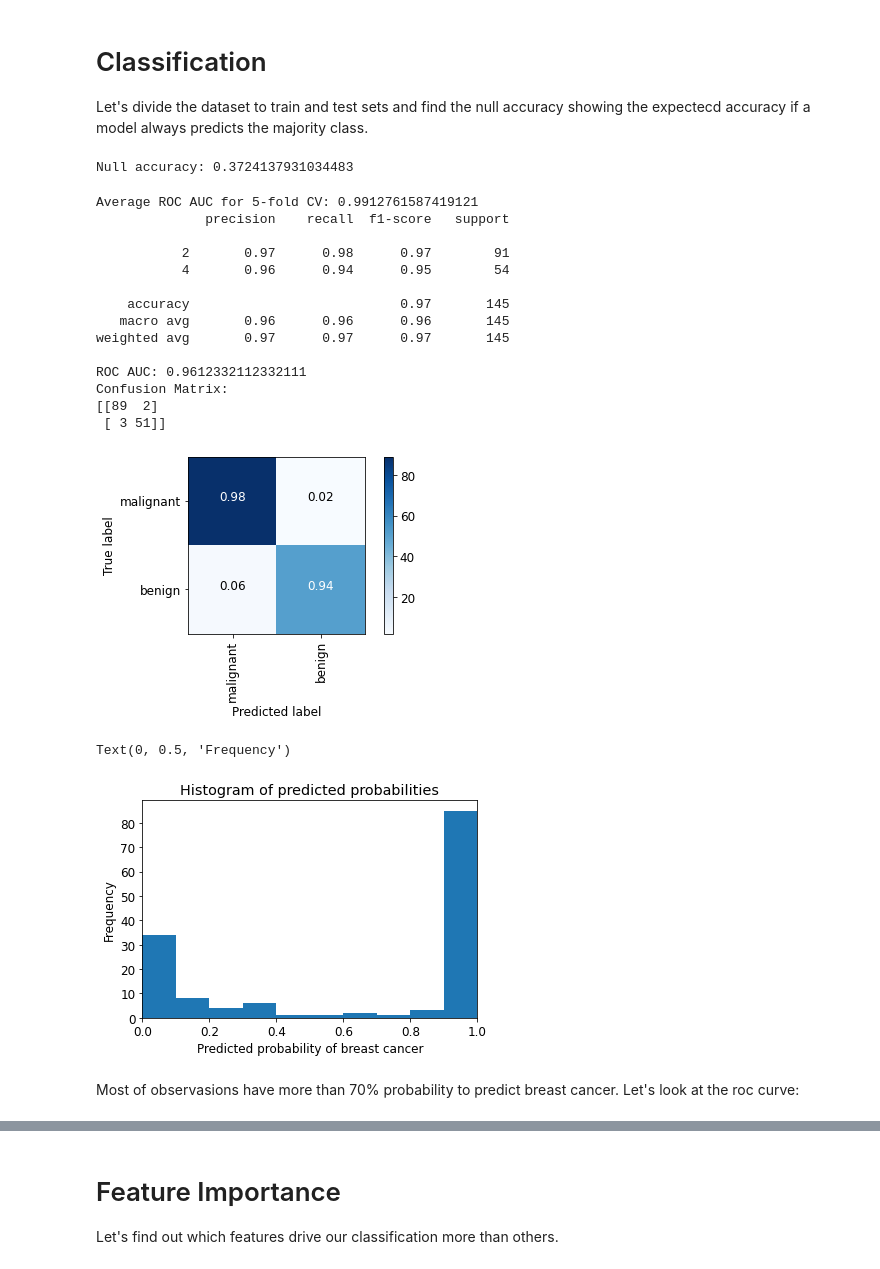
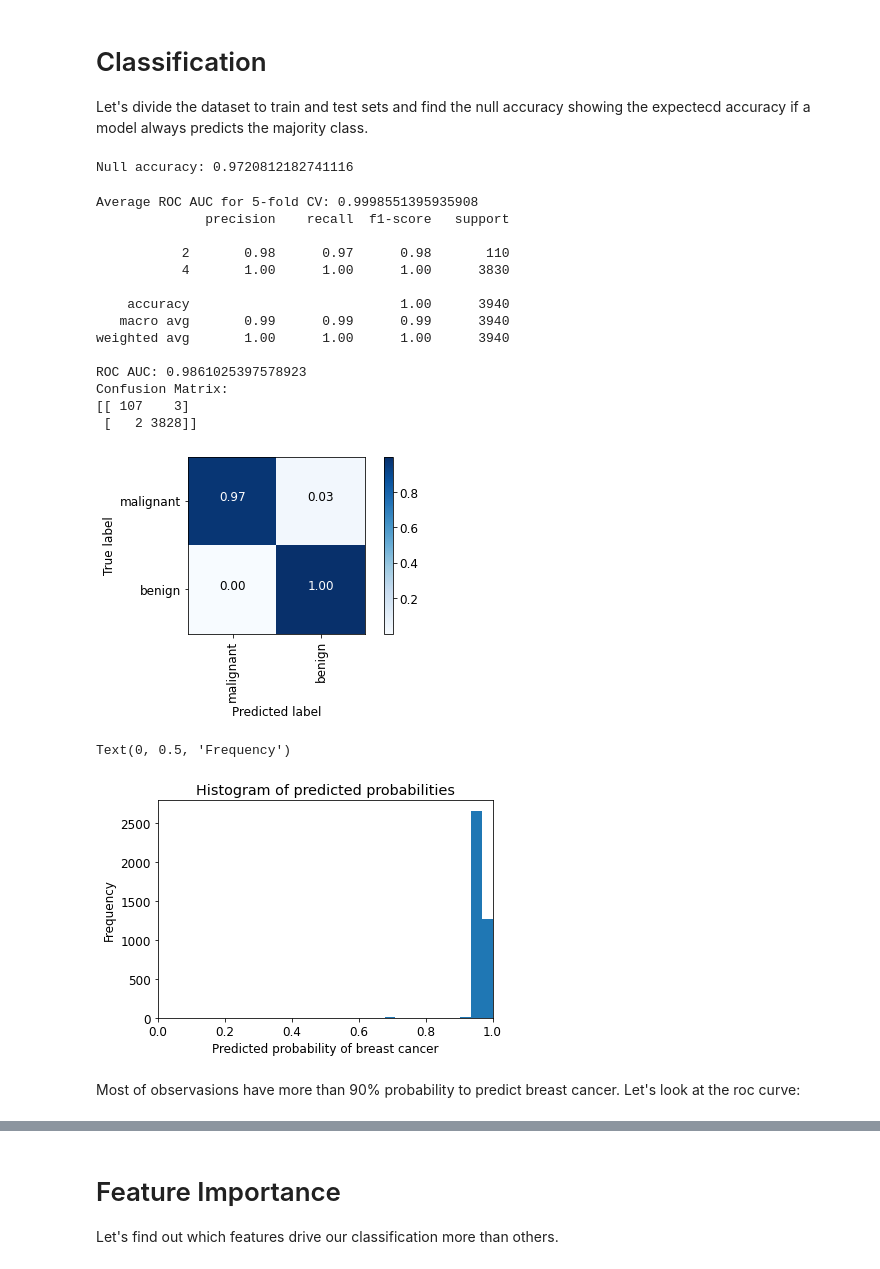
Before and after one commit to sina5/Breast-Cancer-Detection, a Jupyter notebook: bc.ipynb, the cells around one changed output, grey strips where cells are left out. Saved outputs shown, nothing was run; the diff lists cells and outputs as text; code cells hidden in the pictures.

```diff
--- a/bc.ipynb
+++ b/bc.ipynb
@@ -157,9 +157,9 @@ df = df.replace(70, 7)
 df = df.replace(80, 8)
 df = df.replace(90, 9)
 df = df.replace(100, 10)
-df.drop_duplicates(subset ="ID",
-                     keep = False,
-                     inplace = True)
+# df.drop_duplicates(subset ="ID",
+#                      keep = False,
+#                      inplace = True)
 # df = df[df['Class'] != 20]
 # df = df[df['Class'] != 40]
 df['Class'] = df['Class'].replace(20, 2)
@@ -202,7 +202,7 @@ X_train, X_test, y_train, y_test = train_test_split(X,y, random_state=random_sta
 print('Null accuracy: {}'.format(y_test.value_counts()[4]/y_test.shape[0]))
 class_name_dict={2:'malignant', 4:'benign'}
 # %% [output]
-Null accuracy: 0.3724137931034483
+Null accuracy: 0.9720812182741116
 # %%
 clf = RandomForestClassifier(n_estimators=100, n_jobs=-1, random_state=random_state)
 print('Average ROC AUC for 5-fold CV: {}'.format(
@@ -215,20 +215,20 @@ print(classification_report(y_test, y_pred))
 print('ROC AUC: {}'.format(roc_auc))
 print('Confusion Matrix:\n{}'.format(cm))
 # %% [output]
-Average ROC AUC for 5-fold CV: 0.9912761587419121
+Average ROC AUC for 5-fold CV: 0.9998551395935908
               precision    recall  f1-score   support
 
-           2       0.97      0.98      0.97        91
-           4       0.96      0.94      0.95        54
+           2       0.98      0.97      0.98       110
+           4       1.00      1.00      1.00      3830
 
-    accuracy                           0.97       145
-   macro avg       0.96      0.96      0.96       145
-weighted avg       0.97      0.97      0.97       145
+    accuracy                           1.00      3940
+   macro avg       0.99      0.99      0.99      3940
+weighted avg       1.00      1.00      1.00      3940
 
-ROC AUC: 0.9612332112332111
+ROC AUC: 0.9861025397578923
 Confusion Matrix:
-[[89  2]
- [ 3 51]]
+[[ 107    3]
+ [   2 3828]]
 # %%
 plt.imshow(cm, interpolation='nearest', cmap=plt.cm.Blues)
 plt.colorbar()
@@ -248,17 +248,17 @@ plt.ylabel('True label')
 plt.xlabel('Predicted label')
 plt.tight_layout()
 # %% [output]
-[figure, old version]
+[figure, new version]
 # %%
-y_prob = clf.predict_proba(X_test)[:, 0]
+y_prob = clf.predict_proba(X_test)[:, 1]
 plt.hist(y_prob, bins=10)
 plt.xlim(0,1)
 plt.title('Histogram of predicted probabilities')
 plt.xlabel('Predicted probability of breast cancer')
 plt.ylabel('Frequency')
 # %% [output]
 Text(0, 0.5, 'Frequency')
-[figure, old version]
+[figure, new version]
 # %% [markdown]
-Most of observasions have more than 70% probability to predict breast cancer. Let's look at the roc curve:
+Most of observasions have more than 90% probability to predict breast cancer. Let's look at the roc curve:
 # %%
```
Also changed, not shown: parts of 8 cells of this notebook.
